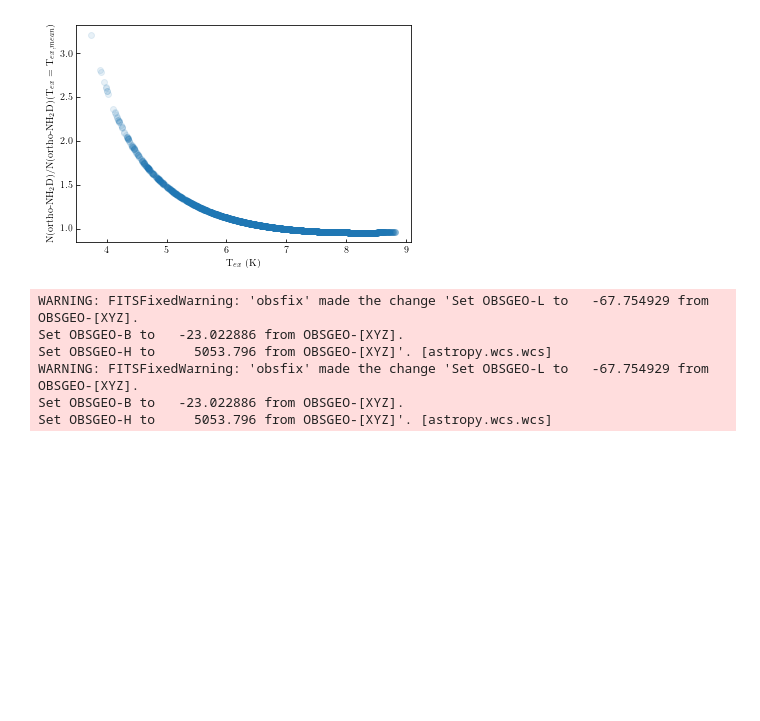
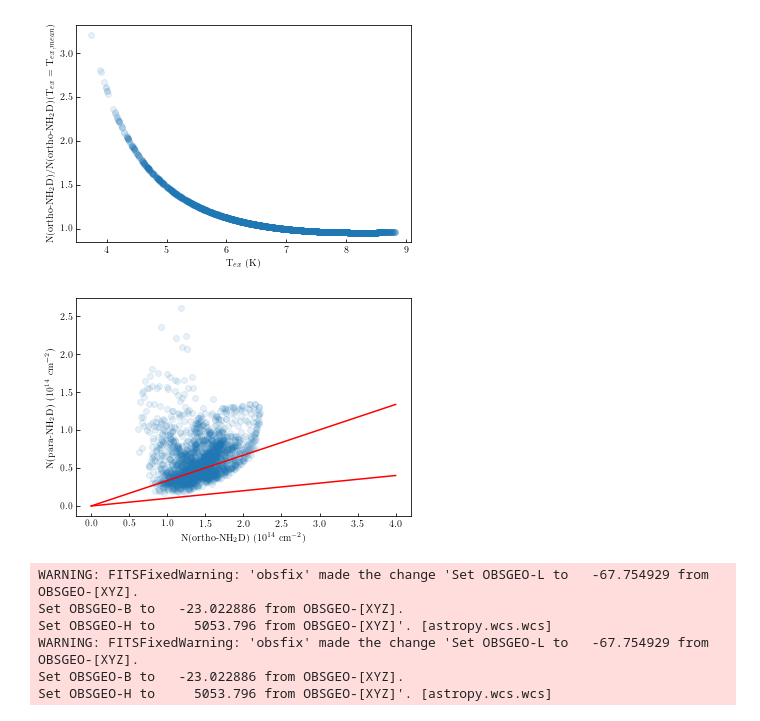
Before and after one commit to jpinedaf/H-MM1_NH3, a Jupyter notebook: H-MM1_compare_NH2D_NH3.ipynb, the cells around one changed output. Cells and saved outputs as stored; diff of their text form; code cells hidden in the pictures; blank space fills up the shorter version.

```diff
--- a/H-MM1_compare_NH2D_NH3.ipynb
+++ b/H-MM1_compare_NH2D_NH3.ipynb
@@ -977,6 +978,17 @@ plt.ylabel('N(ortho-NH$_2$D)/N(ortho-NH$_2$D)(T$_{ex}$ = T$_{ex, mean}$)')
 # %% [output]
 Text(0, 0.5, 'N(ortho-NH$_2$D)/N(ortho-NH$_2$D)(T$_{ex}$ = T$_{ex, mean}$)')
 [figure]
+# %%
+plt.scatter(HMM1_oNH2D_Ncol_full[oNH2D_mask]/1e14,
+            HMM1_pNH2D_Ncol_full[oNH2D_mask]/1e14, alpha=0.1)
+x_sample = np.array([0, 4])
+plt.plot(x_sample, x_sample/3., color='red')
+plt.plot(x_sample, x_sample/10., color='red')
+plt.xlabel('N(ortho-NH$_2$D) (10$^{14}$ cm$^{-2}$)')
+plt.ylabel('N(para-NH$_2$D) (10$^{14}$ cm$^{-2}$)')
+plt.savefig('figs/compare_op-NH2D.pdf')
+# %% [output]
+[figure, added]
 # %%
 # HMM1_NH2D_Ncol_full = oNH2D_dv + np.nan
 # HMM1_oNH2D_Ncol_full_map = oNH2D_dv + np.nan
```
Also changed, not shown: parts of 2 cells of this notebook, 25 other files.
